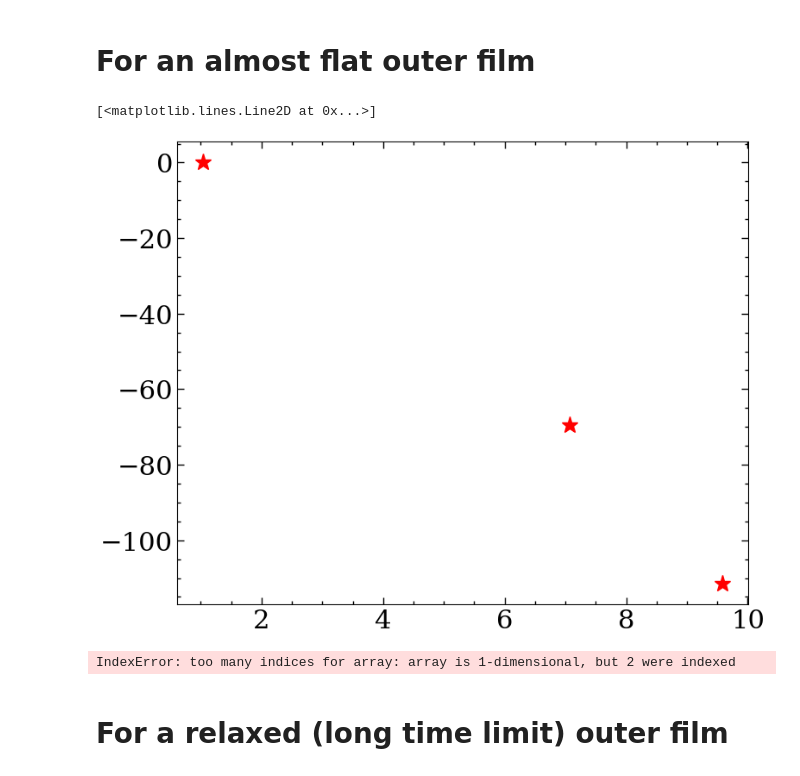
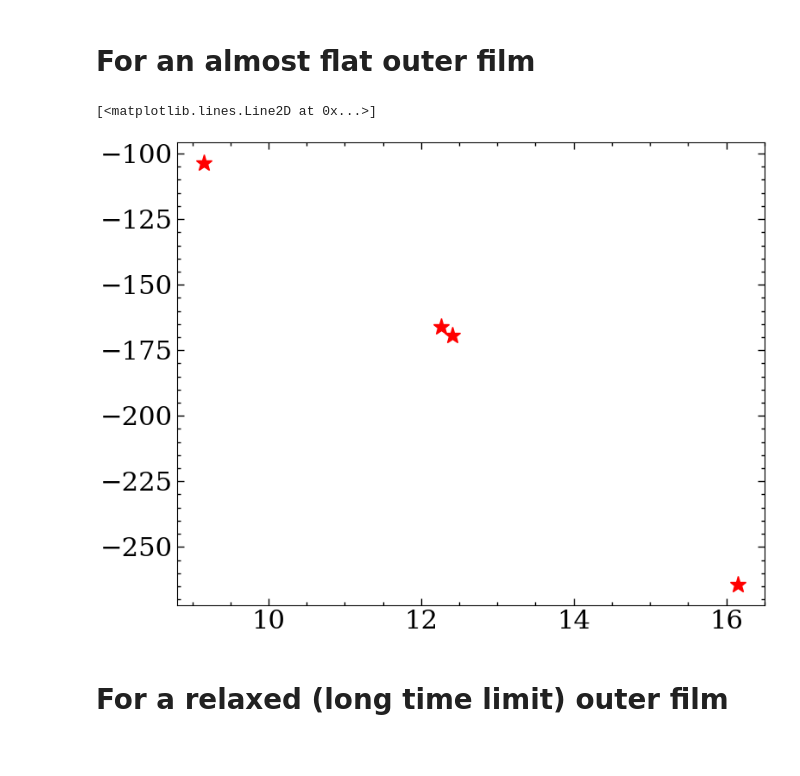
Before and after one commit to suanno/drop-dynamics, a Jupyter notebook: 1D analysis/pbc/pbc_validation.ipynb, the cells around one changed output. Drawn from its saved outputs; the diff is of its cells as text; code cells hidden in the pictures.

```diff
--- a/1D analysis/pbc/pbc_validation.ipynb
+++ b/1D analysis/pbc/pbc_validation.ipynb
@@ -149,9 +120,9 @@ def analyze_simulation(directory):
 # %%
 ha=0.5
 eps=0.001
-hc=6
+hc=3.1
 # Read hmax(t)
-res=analyze_simulation(f"pbc_hcenter_{hc:g}_c=1_eps={eps:g}/domain")
+res=analyze_simulation(f"pbc_hc{hc:g}_eps{eps:g}_c=1/domain")
 hmax_ = res[-1,2]
 
 ### Decay of hmax(t)
@@ -159,8 +130,8 @@ hmaxvec=res[:,2]
 ttvec=res[:,0]
 plt.xlabel('t')
 plt.ylabel('$h_{max}$')
-plt.plot(ttvec,hmaxvec,'-') # Check if hmax converges in the simulation time
-plt.axvline(10, label='Activation of driving force',color='black')  # Activation of driving force
+plt.plot(ttvec,hmaxvec,'.') # Check if hmax converges in the simulation time
+plt.axvline(3e6, label='Activation of driving force',color='black')  # Activation of driving force
 plt.legend()
 plt.savefig('hmax_decay.png')
 
@@ -170,7 +141,7 @@ plt.xlabel('x')
 plt.ylabel('h')
 print(hmax_)
 # Read x, y, h, p
-filename = f"pbc_hcenter_{hc:g}_c=1_eps={eps:g}/domain/domain_000083.txt"   # t = 8
+filename = f"pbc_hc{hc:g}_eps{eps:g}_c=1/domain/domain_000130.txt"   # t = 2
 # Read x, h
 data = np.loadtxt(filename, comments="#")
 
@@ -195,7 +166,7 @@ i0 = max(0, i1 - npoints)
 xx = x[i0:i1]
 yy = h[i0:i1]
 plt.plot(x,h,'.')  # To see if points are enough for parabolic fit
-plt.xlim(-2,2)
+plt.xlim(-5,5)
 # Fit quadratic: y = a*x^2 + b*x + c
 a, b, c = np.polyfit(xx, yy, 2)
 
@@ -221,12 +192,12 @@ plt.ylabel('$x_{max}$')
 plt.xlabel('t')
 tt = np.array(res[:,0])
 xx = np.array(res[:,1])
-mask = tt > 6
+mask = tt > 3e6
 tt = tt[mask]
 xx = xx[mask]
-c = np.polyfit(tt[15:30],xx[15:30],deg=1) # Skip the time when the force is turned on
-plt.xlim(6,10)
-plt.ylim(-0.05,0)
+c = np.polyfit(tt[-5:],xx[-5:],deg=1) # Skip the time when the force is turned on
+#plt.xlim(6,10)
+#plt.ylim(-0.005,0)
 
 p = np.poly1d(c)
 plt.plot(tt,xx,'.')
@@ -264,62 +233,45 @@ eps=0.001
 
 hcvec = [2,2.5,4,6,10,20]
 hcvec = [15,20,30]
+hcvec = [2,3,6,8]
+hcvec = [3.1,4,2,2.5,5]
 hmax_vec = []
 xdot_vec = []
 #grad_chi_vec = []
 for hc in hcvec:
     # Read hmax(t)
-    res=analyze_simulation(f"pbc_hcenter_{hc:g}_c=1_eps={eps:g}/domain")
+    #res=analyze_simulation(f"pbc_hcenter_{hc:g}_c=1_eps={eps:g}/domain")
+    res=analyze_simulation(f"pbc_hc{hc:g}_eps{eps:g}_c=1/domain")
     hmax_ = res[-1,2]
     #hmaxvec=res[:,2]
     #ttvec=res[:,0]
     #plt.plot(ttvec,hmaxvec) # Check if hmax converges in the simulation time
     print(hmax_)
+    """
+    #data = np.loadtxt(f"pbc_hcenter_{hc:g}_c=1_eps={eps:g}/obs.txt", skiprows=1)
+    data = np.loadtxt(f"pbc_hc{hc:g}_eps{eps:g}_c=1/obs.txt", skiprows=1)
 
-    data = np.loadtxt(f"pbc_hcenter_{hc:g}_c=1_eps={eps:g}/obs.txt", skiprows=1)
-    """
     # Read xcm(t) and grad_chi h(t)
     t = data[:,0]
     xcm = data[:,3]/data[:,2]   # Numerator and denominator integrals are computed separately
     c=np.polyfit(t[-5:-1],xcm[-5:-1],deg=1)
     """
     xx = np.array(res[-50:,1])
     tt = np.array(res[-50:,0])
     #plt.plot(tt,xx,'.') # Check that the last 10 points are enough to fit a line and not too many to see before drop motion
     c = np.polyfit(tt,xx,deg=1)
     #plt.plot(res[:,0],res[:,1])
     #plt.plot(tt, np.polyval(c,tt), '--',color='black')
     #grad_chi_vec.append(ha**(-1)*data[-1,1])
     # Fit xdot from xcm(t)
 
     xdot_vec.append(c[0])
     hmax_vec.append(hmax_)
 
 ax.plot(np.array(hmax_vec)/ha,np.array(xdot_vec)/(eps*ha**2),'*',color='red')
 # %% [output]
 [<matplotlib.lines.Line2D at 0x...>]
-[figure, old version]
+[figure, new version]
-# %%
-hcvec = [2,3,4]
-hmax_vec = []
-hout_vec = []
-#grad_chi_vec = []
-for hc in hcvec:
-    # Read hmax(t)
-    data = np.loadtxt(f"tspan=20/pbc_hcenter_{hc:g}_c=1_eps={eps:g}/domain/domain_000060.txt")
-
-    x = data[:, 0]
-    h = data[:, 1]
-    hmax_ = res[60,2]
-    hout_ = res[60,3]
-
-
-    hout_vec.append(hout_)
-    hmax_vec.append(hmax_)
-
-ax.plot(np.array(hmax_vec)/ha,np.array(hout_vec)/(ha),'*',color='blue')
-# %% [output]
-IndexError: too many indices for array: array is 1-dimensional, but 2 were indexed
 # %% [markdown]
 # For a relaxed (long time limit) outer film
 # %%
```
Also changed, not shown: parts of 13 cells of this notebook, 7 other files.
